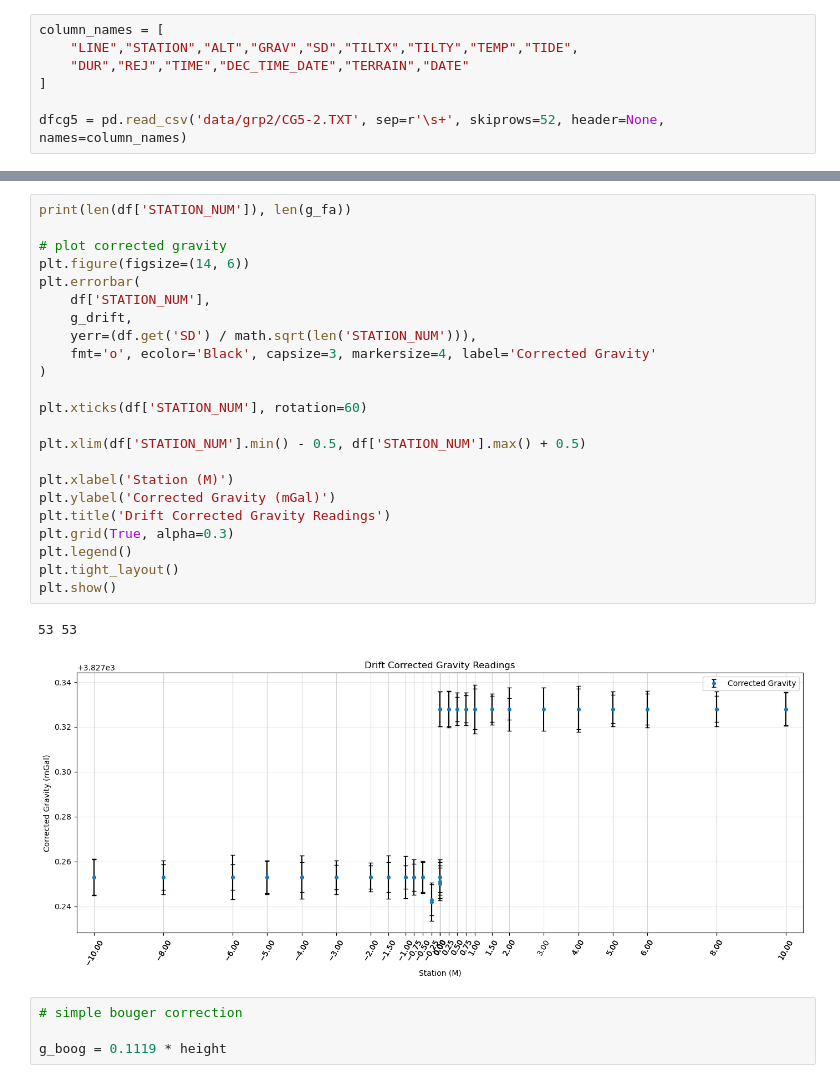
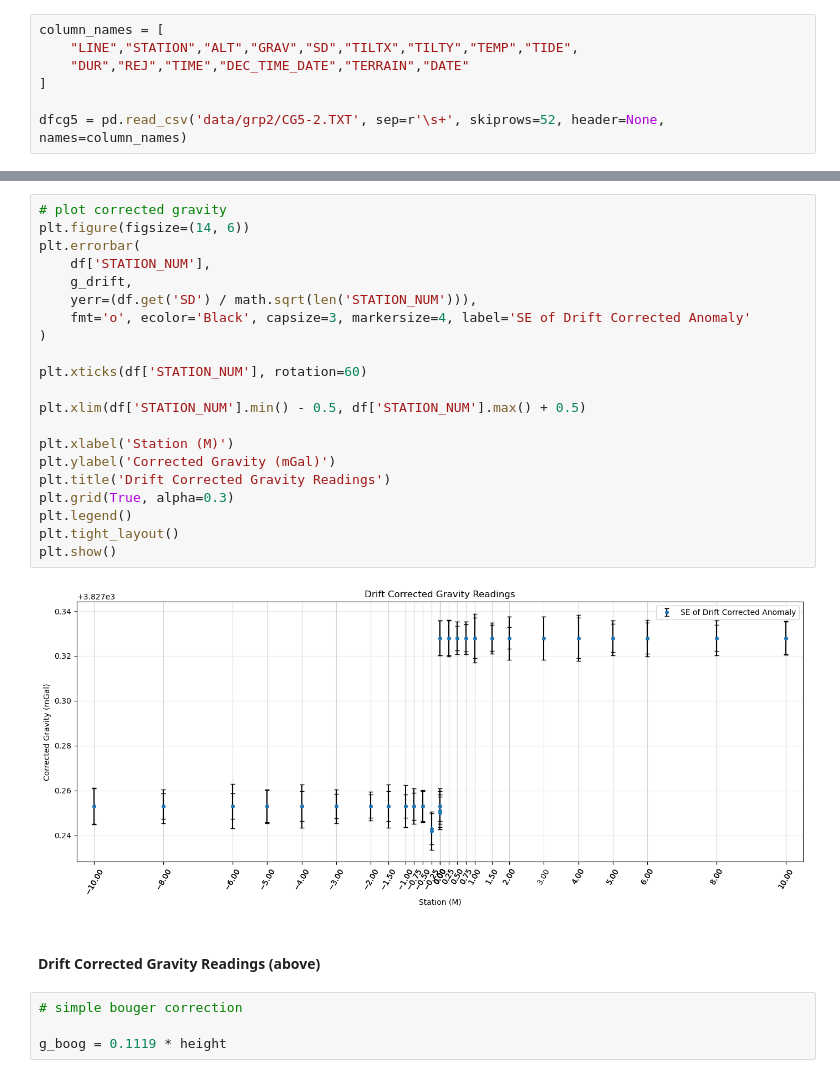
Before and after one commit to lillian-hanson/gpgn-318-328-notebooks, a Jupyter notebook: Labs/gravity/06-lab/06-Gravity-Tunnel-Hanson.ipynb, the cells around one changed output, grey strips where cells are left out. Cells and saved outputs as stored; diff of their text form.

```diff
--- a/Labs/gravity/06-lab/06-Gravity-Tunnel-Hanson.ipynb
+++ b/Labs/gravity/06-lab/06-Gravity-Tunnel-Hanson.ipynb
@@ -215,29 +281,28 @@ plt.show()
 # %%
-print(len(df['STATION_NUM']), len(g_fa))
-
 # plot corrected gravity
 plt.figure(figsize=(14, 6))
 plt.errorbar(
     df['STATION_NUM'],
     g_drift,
     yerr=(df.get('SD') / math.sqrt(len('STATION_NUM'))),
-    fmt='o', ecolor='Black', capsize=3, markersize=4, label='Corrected Gravity'
+    fmt='o', ecolor='Black', capsize=3, markersize=4, label='SE of Drift Corrected Anomaly'
 )
 
 plt.xticks(df['STATION_NUM'], rotation=60)
 
 plt.xlim(df['STATION_NUM'].min() - 0.5, df['STATION_NUM'].max() + 0.5)
 
 plt.xlabel('Station (M)')
 plt.ylabel('Corrected Gravity (mGal)')
 plt.title('Drift Corrected Gravity Readings')
 plt.grid(True, alpha=0.3)
 plt.legend()
 plt.tight_layout()
 plt.show()
 # %% [output]
-53 53
-[figure, old version]
+[figure, new version]
+# %% [markdown]
+#### Drift Corrected Gravity Readings (above)
 # %%
 # simple bouger correction
 
```
Also changed, not shown: parts of 20 cells of this notebook.
